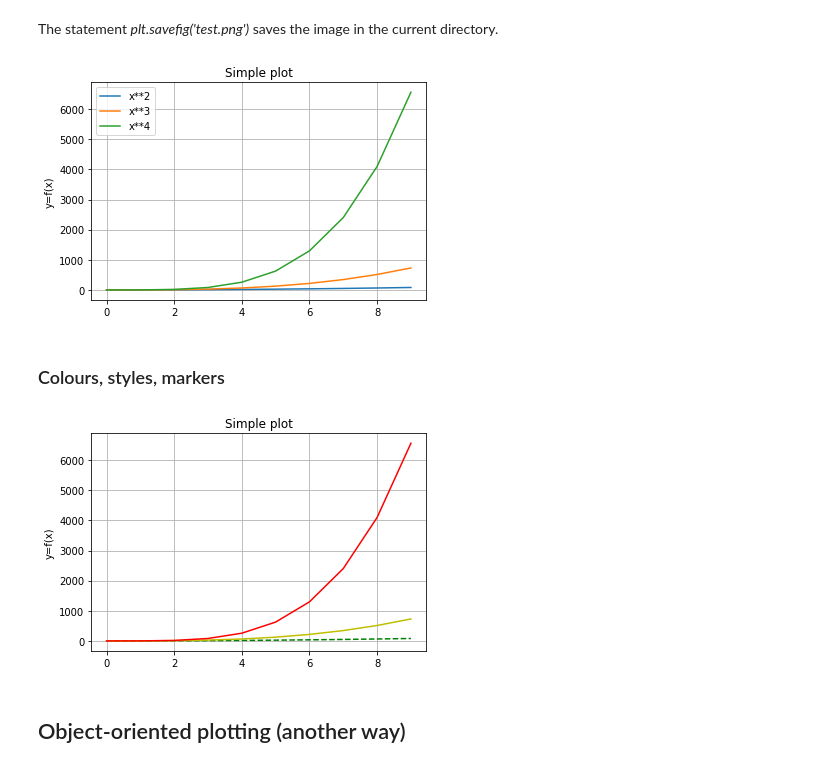
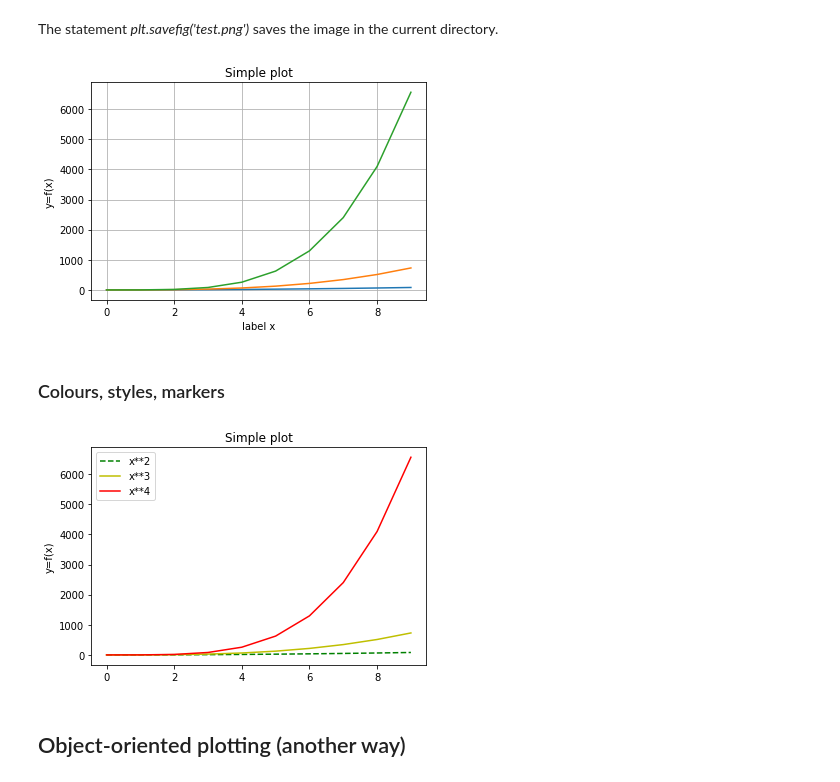
Before and after one commit to lyashevska/python-for-biomechanics, a Jupyter notebook: part2/2. Introduction to Matplotlib.ipynb, the cells around one changed output. Saved outputs shown, nothing was run; the diff lists cells and outputs as text; code cells hidden in the pictures.

```diff
--- a/part2/2. Introduction to Matplotlib.ipynb
+++ b/part2/2. Introduction to Matplotlib.ipynb
@@ -105,18 +115,19 @@ The statement _plt.savefig('test.png')_ saves the image in the current directory
 # %%
 x = np.arange(10)
 plt.plot(x, x**2, label="x**2")
 plt.plot(x, x**3, label="x**3")
 plt.plot(x, x**4, label="x**4")
 plt.grid(True)
 # plt.legend()
 # plt.xlim(0,5)
 # plt.ylim(0,2000)
 plt.title("Simple plot")
 plt.ylabel("y=f(x)")
+plt.xlabel("label x")
 plt.savefig("test.png")
 plt.show()
 # %% [output]
-[figure, old version]
+[figure, new version]
 # %% [markdown]
 ### Colours, styles, markers
 # %%
@@ -124,8 +135,8 @@ x = np.arange(10)
 plt.plot(x, x**2, color = "g", linestyle = "--", label="x**2" )
 plt.plot(x, x**3, color = "y", label="x**3")
 plt.plot(x, x**4, color = "r", label="x**4")
-plt.grid(True)
-# plt.legend()
+# plt.grid(True)
+plt.legend()
 # plt.xlim(0,5)
 # plt.ylim(0,2000)
 plt.title("Simple plot")
@@ -133,7 +144,7 @@ plt.ylabel("y=f(x)")
 plt.savefig("test.png")
 plt.show()
 # %% [output]
-[figure, old version]
+[figure, new version]
 # %% [markdown]
 ## Object-oriented plotting (another way)
 # %%
```
Also changed, not shown: parts of 7 cells of this notebook, 2 other files.
